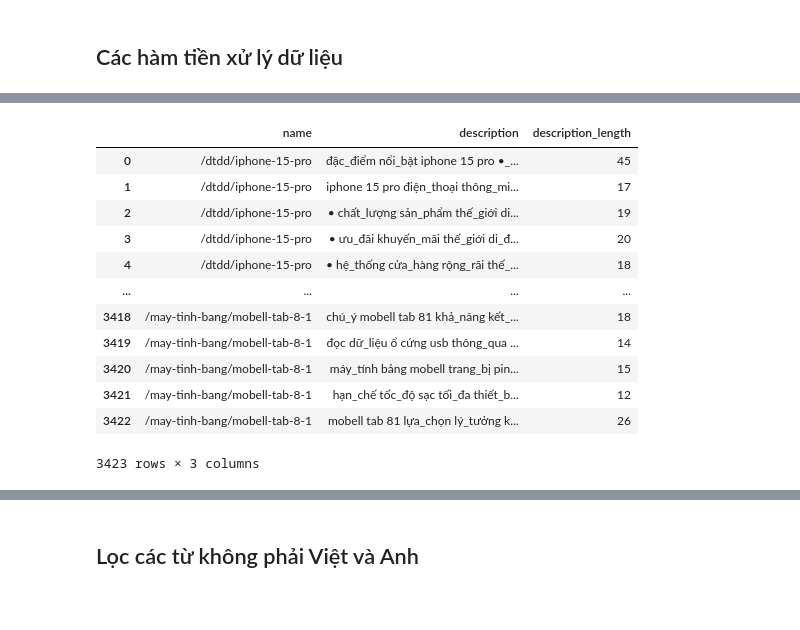
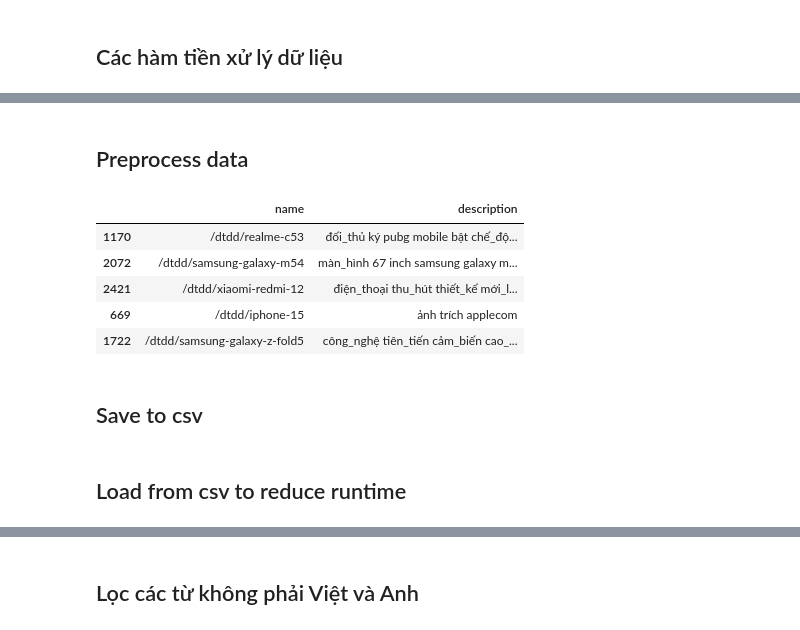
Before and after one commit to tpham1467/PBL7, a Jupyter notebook: NamTruong/preprocess.ipynb, the cells around one changed output, grey strips where cells are left out. Cells and saved outputs as stored; diff of their text form; code cells hidden in the pictures; blank space fills up the shorter version.

```diff
--- a/NamTruong/preprocess.ipynb
+++ b/NamTruong/preprocess.ipynb
@@ -42,14 +42,3 @@ def remove_emoji(text):
 
     exp = get_emoji_regexp()
     return exp.sub(u'', text)
-# %%
-def preprocess_text(text):
-    # '''Input : String, output : String'''
-      text = lowercase(text)
-      text = remove_punctuation(text)
-      text = tokenize(text)
-      text = remove_stopwords(text)
-      text = remove_html_url(text)
-      text = remove_emoji(text)
-
-      return text
@@ -59,0 +45,13 @@ preprocess_text('TBN đúng là sướng quá hóa rồ. Vào nhánh nhẹ khôn
+# %%
+def preprocess_text(text):
+    # '''Input : String, output : String'''
+      text_url = remove_html_url(text)
+      text_emoji = remove_emoji(text_url)
+
+      text_lowercase = lowercase(text_emoji)
+      text_punctuation = remove_punctuation(text_lowercase)
+
+      text_tokenize = tokenize(text_punctuation)
+      text_stopwords = remove_stopwords(text_tokenize)
+
+      return text_url, text_emoji, text_lowercase, text_punctuation, text_tokenize, text_stopwords
@@ -60 +69,14 @@ preprocess_text('TBN đúng là sướng quá hóa rồ. Vào nhánh nhẹ khôn
+# %%
+def preprocess_text(text):
+    # '''Input : String, output : String'''
+      text_url = remove_html_url(text)
+      text_emoji = remove_emoji(text_url)
+
+      text_lowercase = lowercase(text_emoji)
+      text_punctuation = remove_punctuation(text_lowercase)
+
+      text_tokenize = tokenize(text_punctuation)
+      text_stopwords = remove_stopwords(text_tokenize)
+
+      return text_stopwords
 # %% [markdown]
@@ -81,18 +98,15 @@ data
+# %% [markdown]
+## Preprocess data
 # %%
 data['description'] = data['description'].apply(preprocess_text)
 # %%
-data
+data.sample(5)
 # %% [output]
-|  | name | description | description_length |
-| 0 | /dtdd/iphone-15-pro | đặc_điểm nổi_bật iphone 15 pro •_... | 45 |
-| 1 | /dtdd/iphone-15-pro | iphone 15 pro điện_thoại thông_mi... | 17 |
-| 2 | /dtdd/iphone-15-pro | • chất_lượng sản_phẩm thế_giới di... | 19 |
-| 3 | /dtdd/iphone-15-pro | • ưu_đãi khuyến_mãi thế_giới di_đ... | 20 |
-| 4 | /dtdd/iphone-15-pro | • hệ_thống cửa_hàng rộng_rãi thế_... | 18 |
-| ... | ... | ... | ... |
-| 3418 | /may-tinh-bang/mobell-tab-8-1 | chú_ý mobell tab 81 khả_năng kết_... | 18 |
-| 3419 | /may-tinh-bang/mobell-tab-8-1 | đọc dữ_liệu ổ cứng usb thông_qua ... | 14 |
-| 3420 | /may-tinh-bang/mobell-tab-8-1 | máy_tính bảng mobell trang_bị pin... | 15 |
-| 3421 | /may-tinh-bang/mobell-tab-8-1 | hạn_chế tốc_độ sạc tối_đa thiết_b... | 12 |
-| 3422 | /may-tinh-bang/mobell-tab-8-1 | mobell tab 81 lựa_chọn lý_tưởng k... | 26 |
+|  | name | description |
+| 1170 | /dtdd/realme-c53 | đối_thủ ký pubg mobile bật chế_độ... |
+| 2072 | /dtdd/samsung-galaxy-m54 | màn_hình 67 inch samsung galaxy m... |
+| 2421 | /dtdd/xiaomi-redmi-12 | điện_thoại thu_hút thiết_kế mới_l... |
+| 669 | /dtdd/iphone-15 | ảnh trích applecom |
+| 1722 | /dtdd/samsung-galaxy-z-fold5 | công_nghệ tiên_tiến cảm_biến cao_... |
-3423 rows × 3 columns
+# %% [markdown]
+## Save to csv
@@ -98,0 +115,2 @@ data
+# %% [markdown]
+## Load from csv to reduce runtime
```
Also changed, not shown: parts of 90 cells of this notebook, 6 other files.
